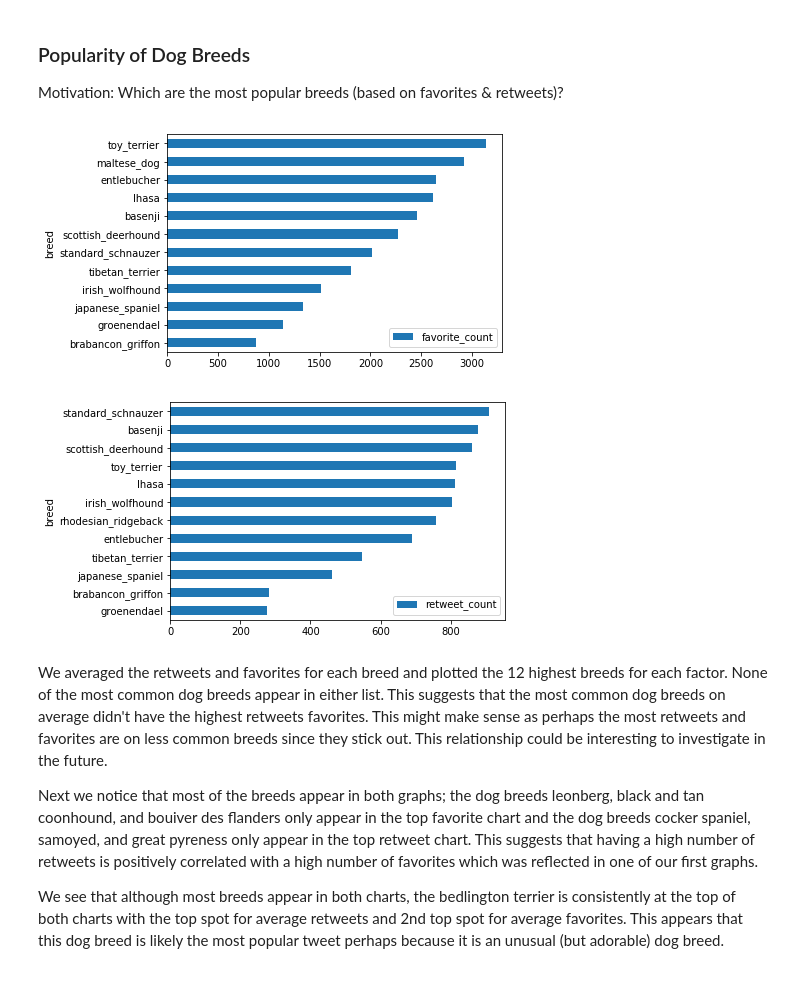
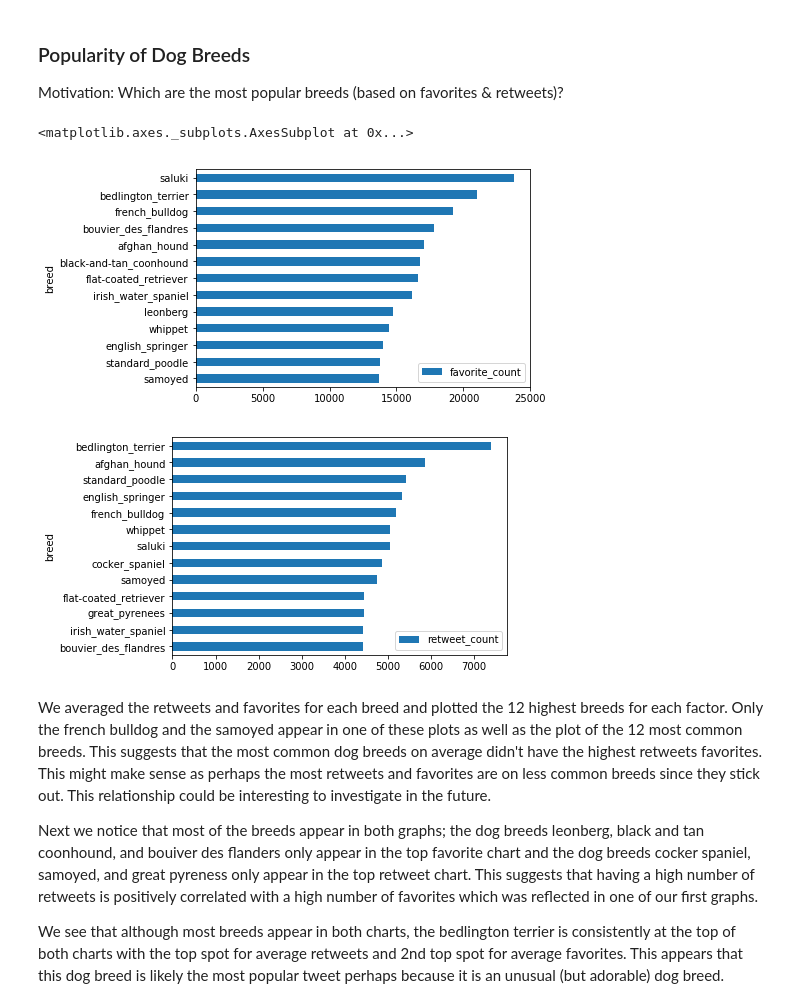
Before and after one commit to MrGeislinger/UdacityDAND_Proj_WrangleAndAnalyzeData, a Jupyter notebook: wrangle_act.ipynb, the cells around one changed output. Drawn from its saved outputs; the diff is of its cells as text; code cells hidden in the pictures.

Commit message:
refactor: Fix plot mistake on dog popularity insight

```diff
--- a/wrangle_act.ipynb
+++ b/wrangle_act.ipynb
@@ -963,16 +964,17 @@ Motivation: Which are the most popular breeds (based on favorites & retweets)?
 # %%
 # Plot based on a particular factor
 def plot_based_on(factor):
-    return df_dog_rate[[factor]].sort_values(factor)[:12].plot(kind='barh')
+    return df_dog_rate[[factor]].sort_values(factor,ascending=False)[12::-1].plot(kind='barh')
 
 # Look at favorite count and retweet count plots
 plot_based_on('favorite_count')
 plot_based_on('retweet_count')
 # %% [output]
+<matplotlib.axes._subplots.AxesSubplot at 0x...>
-[figure, old version]
+[figure, new version]
-[figure, old version]
+[figure, new version]
 # %% [markdown]
-We averaged the retweets and favorites for each breed and plotted the 12 highest breeds for each factor. None of the most common dog breeds appear in either list. This suggests that the most common dog breeds on average didn't have the highest retweets favorites. This might make sense as perhaps the most retweets and favorites are on less common breeds since they stick out. This relationship could be interesting to investigate in the future.
+We averaged the retweets and favorites for each breed and plotted the 12 highest breeds for each factor. Only the french bulldog and the samoyed appear in one of these plots as well as the plot of the 12 most common breeds. This suggests that the most common dog breeds on average didn't have the highest retweets favorites. This might make sense as perhaps the most retweets and favorites are on less common breeds since they stick out. This relationship could be interesting to investigate in the future.
 
 Next we notice that most of the breeds appear in both graphs; the dog breeds leonberg, black and tan coonhound, and bouiver des flanders only appear in the top favorite chart and the dog breeds cocker spaniel, samoyed, and great pyreness only appear in the top retweet chart. This suggests that having a high number of retweets is positively correlated with a high number of favorites which was reflected in one of our first graphs.
 
```
Also changed, not shown: parts of 1 cell of this notebook.
